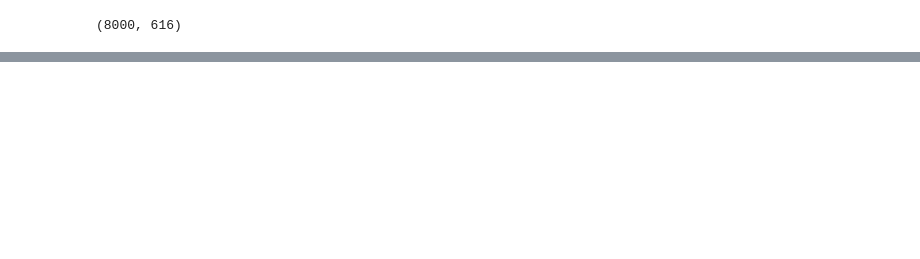
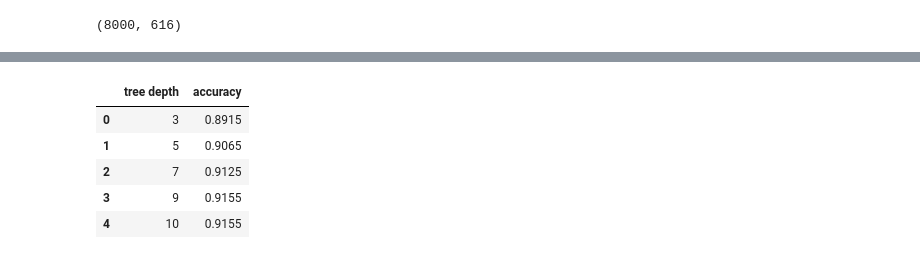
Before and after one commit to Hoseo-IELab/Hoseo_AI_Competition, a Jupyter notebook: Acc100_DataAnalysis.ipynb, the cells around one changed output, grey strips where cells are left out. Saved outputs shown, nothing was run; the diff lists cells and outputs as text; code cells hidden in the pictures; blank space fills up the shorter version.

```diff
--- a/Acc100_DataAnalysis.ipynb
+++ b/Acc100_DataAnalysis.ipynb
@@ -244,2 +228,2 @@ model.compile(optimizer='adam',
 # %%
-model.fit(x_train, y_train, epochs=5)
+pred = xgb_clf.fit(x_train, y_train).predict(x_test)
@@ -247,0 +241,20 @@ model.evaluate(x_test,  y_test, verbose=2)
+# %%
+accuracy_list = []
+
+max_depth_list = [3,5,7,9,10]
+
+for max_depth in max_depth_list:
+    xgb_model = xgb.XGBClassifier(max_depth=max_depth, seed=777)
+    xgb_pred = xgb_model.fit(x_train, y_train).predict(x_test)
+    xgb_accuracy = accuracy_score(y_test, xgb_pred)
+    accuracy_list.append(xgb_accuracy)
+
+xgb_df = pd.DataFrame({'tree depth':max_depth_list, 'accuracy':accuracy_list})
+xgb_df.head()
+# %% [output]
+|  | tree depth | accuracy |
+| 0 | 3 | 0.8915 |
+| 1 | 5 | 0.9065 |
+| 2 | 7 | 0.9125 |
+| 3 | 9 | 0.9155 |
+| 4 | 10 | 0.9155 |
```
Also changed, not shown: parts of 14 cells of this notebook.
